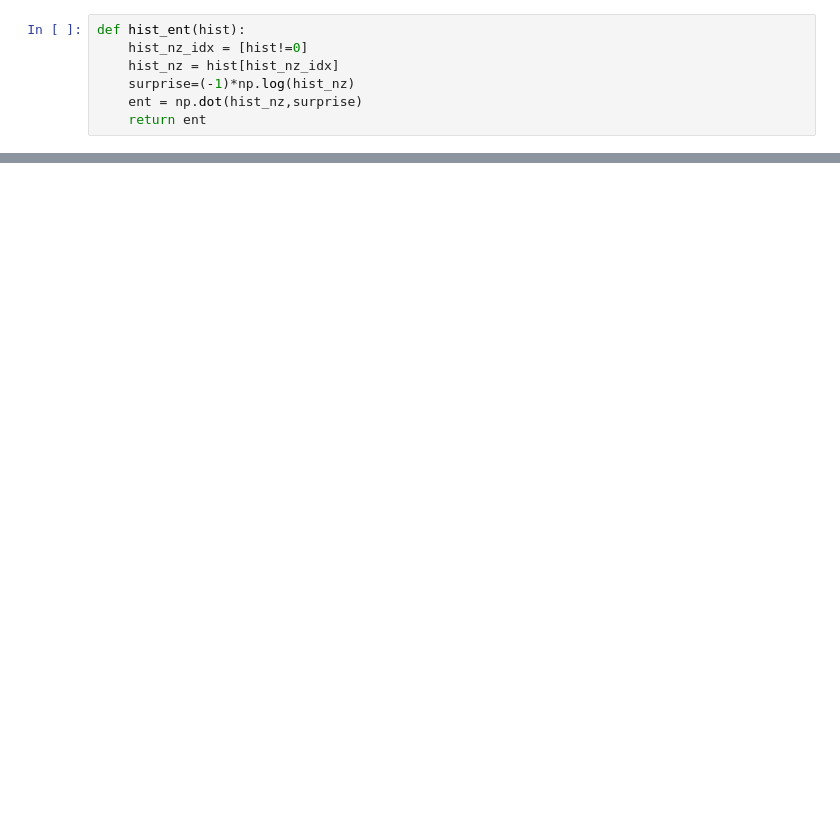
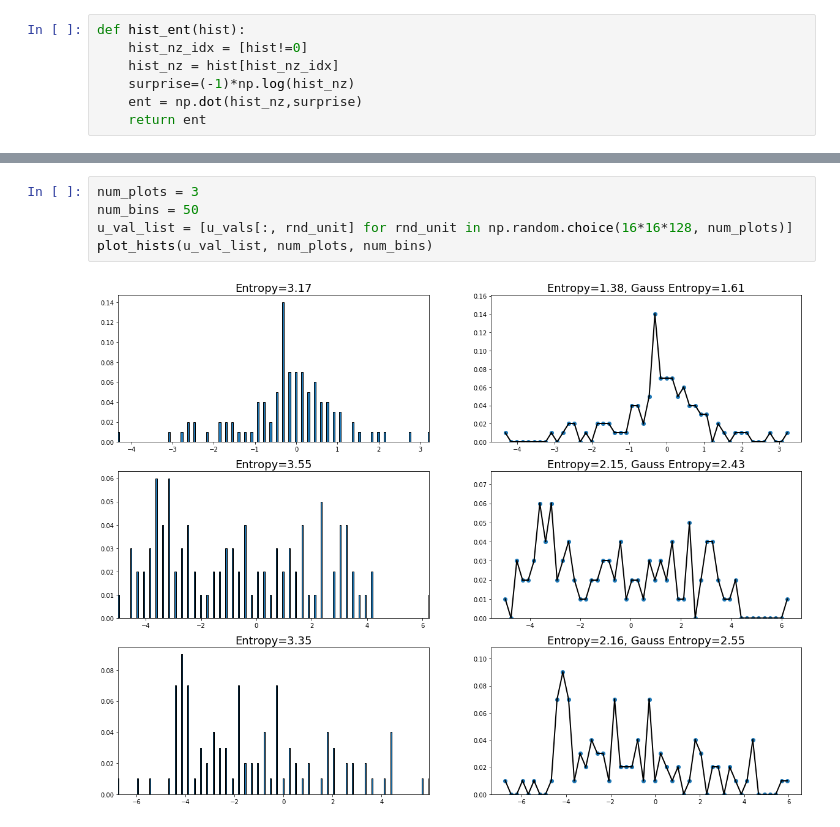
Before and after one commit to rzarcone/CAEs, a Jupyter notebook: Activity_Density_Estimator.ipynb, the cells around one changed output, grey strips where cells are left out. Drawn from its saved outputs; the diff is of its cells as text; blank space fills up the shorter version.

```diff
--- a/Activity_Density_Estimator.ipynb
+++ b/Activity_Density_Estimator.ipynb
@@ -181,3 +213,10 @@ plt.show()
+# %%
+num_plots = 3
+num_bins = 50
+u_val_list = [u_vals[:, rnd_unit] for rnd_unit in np.random.choice(16*16*128, num_plots)]
+plot_hists(u_val_list, num_plots, num_bins)
+# %% [output]
+[figure, added]
 # %%
 sample_indices = np.random.choice(np.arange(len(u_vals)), 10)
 sample_activations = u_val[sample_indices]
```
Also changed, not shown: parts of 9 cells of this notebook.
